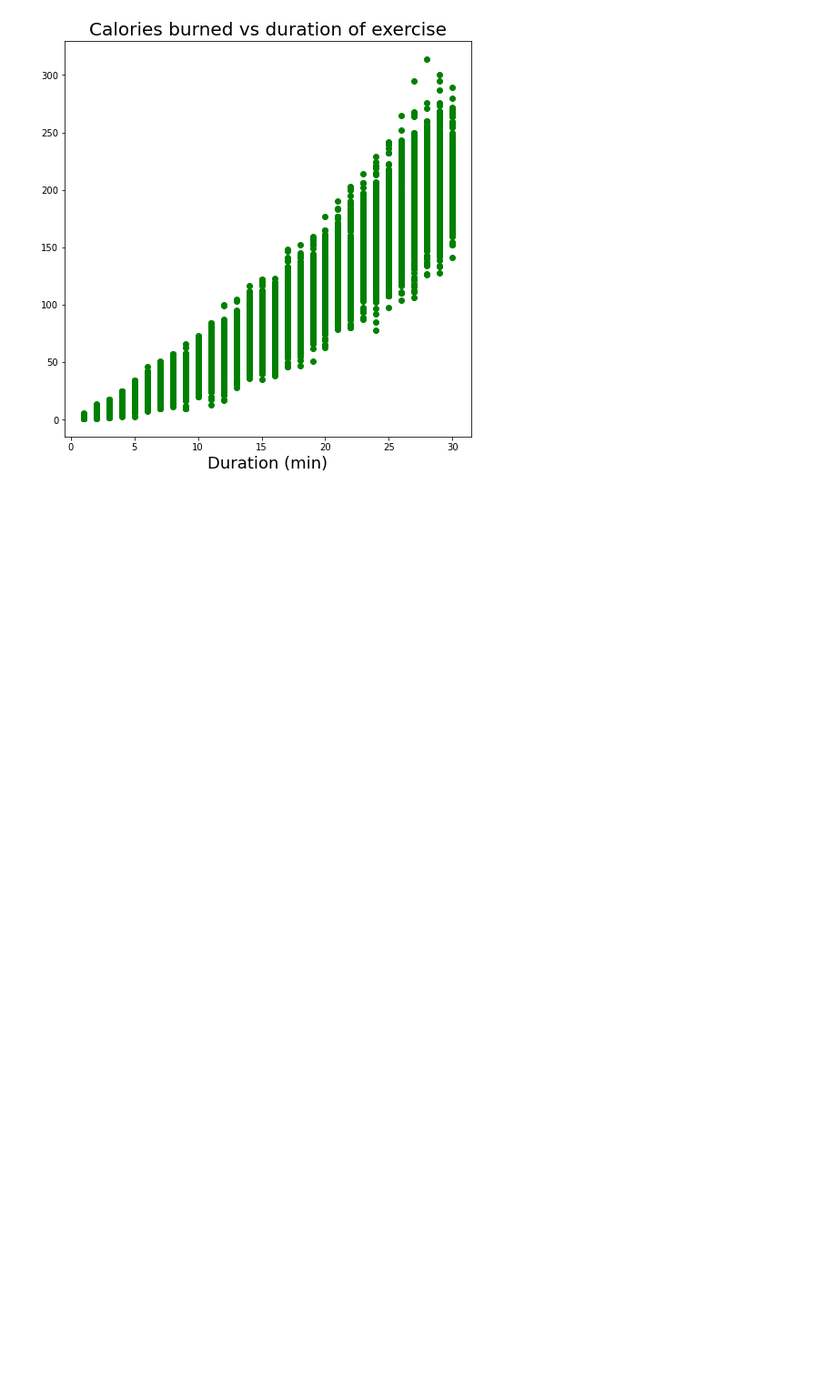
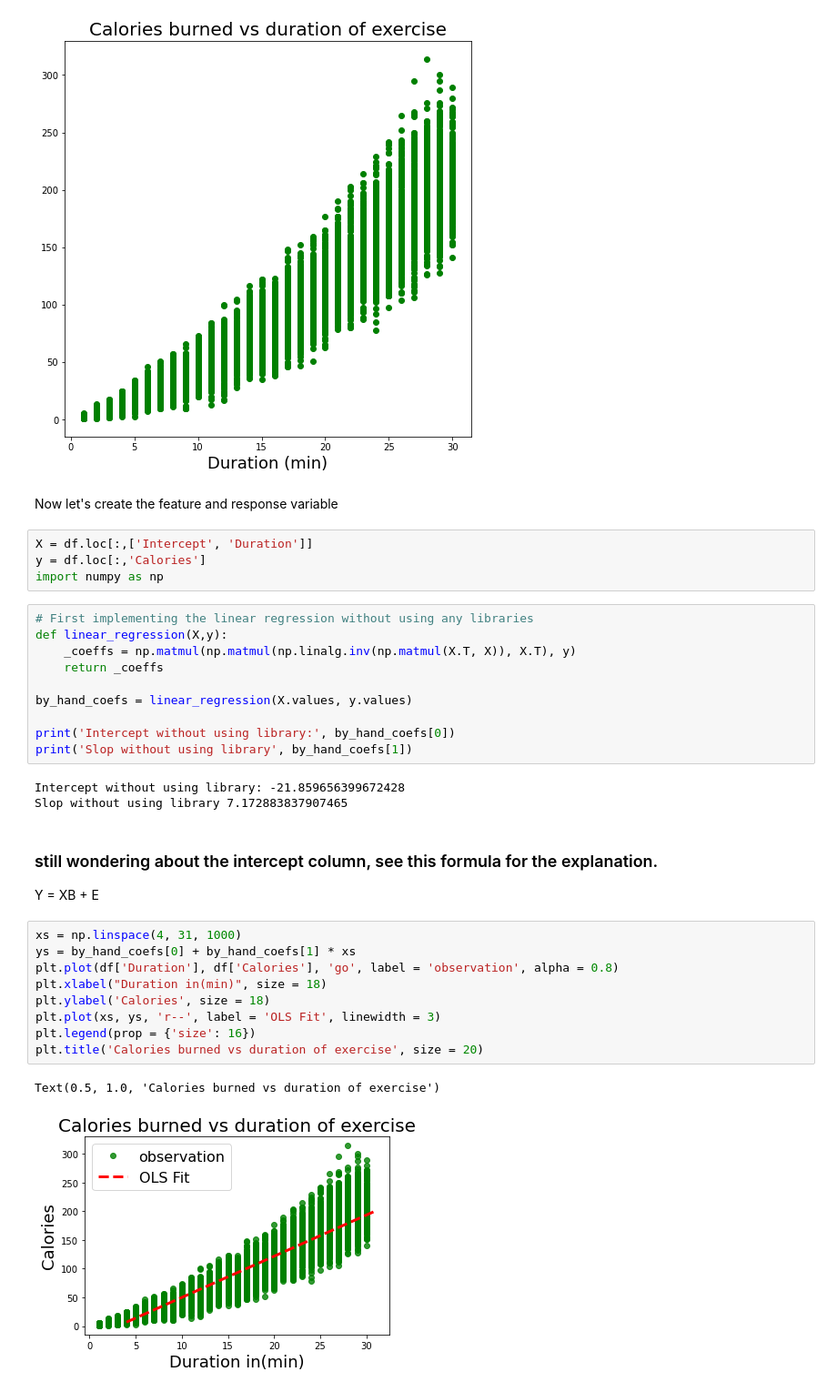
Before and after one commit to bbouya/Machine_Learnig_Project, a Jupyter notebook: Machine learning project on Regression/Calories Burned Prediction/calories_burned.ipynb, the cells around one changed output. Shown at 91% size. Saved outputs shown, nothing was run; the diff lists cells and outputs as text; blank space fills up the shorter version.

```diff
--- a/Machine learning project on Regression/Calories Burned Prediction/calories_burned.ipynb
+++ b/Machine learning project on Regression/Calories Burned Prediction/calories_burned.ipynb
@@ -88,3 +88,37 @@ plt.title('Calories burned vs duration of exercise', size = 20)
 # %% [output]
 Text(0.5, 1.0, 'Calories burned vs duration of exercise')
 [figure]
+# %% [markdown]
+Now let's create the feature and response variable
+# %%
+X = df.loc[:,['Intercept', 'Duration']]
+y = df.loc[:,'Calories']
+import numpy as np
+# %%
+# First implementing the linear regression without using any libraries
+def linear_regression(X,y):
+    _coeffs = np.matmul(np.matmul(np.linalg.inv(np.matmul(X.T, X)), X.T), y)
+    return _coeffs
+
+by_hand_coefs = linear_regression(X.values, y.values)
+
+print('Intercept without using library:', by_hand_coefs[0])
+print('Slop without using library', by_hand_coefs[1])
+# %% [output]
+Intercept without using library: -21.859656399672428
+Slop without using library 7.172883837907465
+# %% [markdown]
+### still wondering about the intercept column, see this formula for the explanation.
+Y = XB + E
+# %%
+xs = np.linspace(4, 31, 1000)
+ys = by_hand_coefs[0] + by_hand_coefs[1] * xs
+plt.plot(df['Duration'], df['Calories'], 'go', label = 'observation', alpha = 0.8)
+plt.xlabel("Duration in(min)", size = 18)
+plt.ylabel('Calories', size = 18)
+plt.plot(xs, ys, 'r--', label = 'OLS Fit', linewidth = 3)
+plt.legend(prop = {'size': 16})
+plt.title('Calories burned vs duration of exercise', size = 20)
+# %% [output]
+Text(0.5, 1.0, 'Calories burned vs duration of exercise')
+[figure, added]
```
Also changed, not shown: parts of 3 cells of this notebook.
